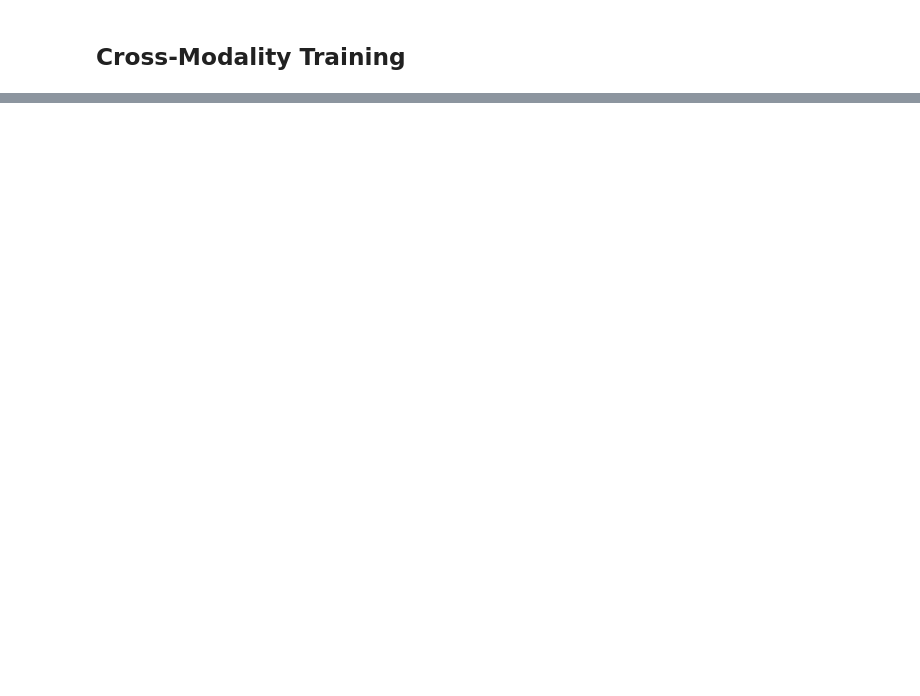
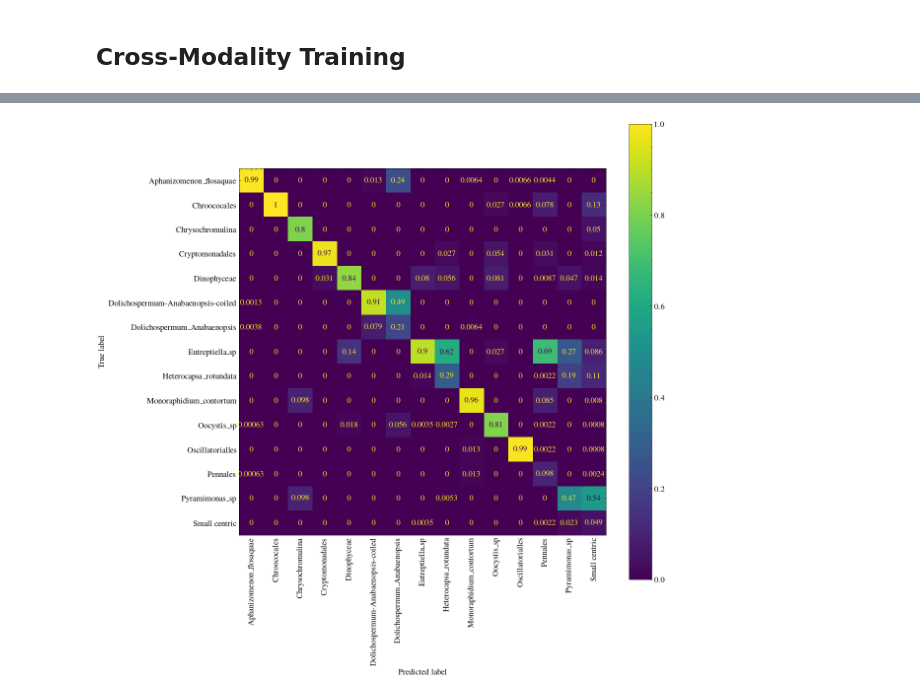
Before and after one commit to imveikka/multimodal_plankton_recognition, a Jupyter notebook: sandbox.ipynb, the cells around one changed output, grey strips where cells are left out. Cells and saved outputs as stored; diff of their text form; code cells hidden in the pictures; blank space fills up the shorter version.

```diff
--- a/sandbox.ipynb
+++ b/sandbox.ipynb
@@ -345,21 +275,0 @@ for i in iterator:
-# %%
-clip.eval()
-
-I_e = []
-S_e = []
-label = []
-test_losses = []
-
-for image, signal, y in tqdm(test_loader):
-    with torch.no_grad():
-        encoding_1, encoding_2, loss = clip(image, signal)
-        I_e.append(encoding_1.cpu())
-        S_e.append(encoding_2.cpu())
-        label.append(y.cpu())
-        test_losses.append(loss.detach().item())
-
-I_e = torch.cat(I_e)
-S_e = torch.cat(S_e)
-label = torch.cat(label)
-
-print(f'Loss = {np.mean(test_losses)}')
@@ -386,7 +275,0 @@ plt.show()
-# %%
-x = (I_e + S_e).div(2).to(accelerator.device)
-
-with torch.no_grad():
-    pred = classifier(x).cpu().argmax(1)
-
-pred
@@ -393,5 +285,7 @@ pred
 # %%
 from sklearn.metrics import classification_report
 
-names = test_set.label_encoder.inverse_transform(list(range(5)))
-pd.DataFrame(classification_report(label, pred, target_names=names, output_dict=True)).T
+pred_class = pred.argmax(1)
+
+names = test_set.label_encoder.inverse_transform(list(range(id)))
+pd.DataFrame(classification_report(label, pred_class, target_names=names, output_dict=True)).T
@@ -398,7 +310,9 @@ pd.DataFrame(classification_report(label, pred, target_names=names, output_dict=
 # %%
 from sklearn.metrics import confusion_matrix, ConfusionMatrixDisplay
 
 fig, ax = plt.subplots()
-cm = confusion_matrix(label, pred, normalize='true')
+cm = confusion_matrix(label, pred_class, normalize='pred')
 ConfusionMatrixDisplay(cm, display_labels=names).plot(xticks_rotation=90, ax=ax)
-fig.set_size_inches(6, 6)
+fig.set_size_inches(12, 12)
+# %% [output]
+[figure, added]
```
Also changed, not shown: parts of 21 cells of this notebook, 2 other files.
